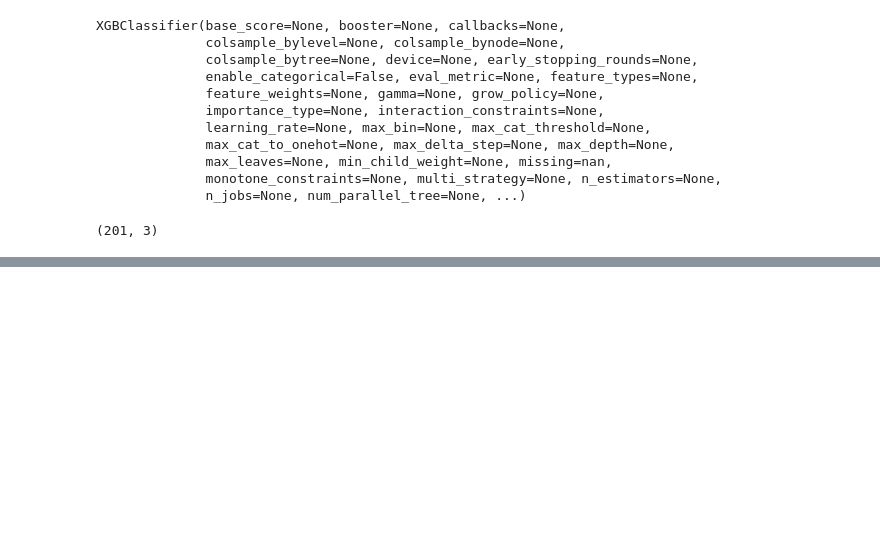
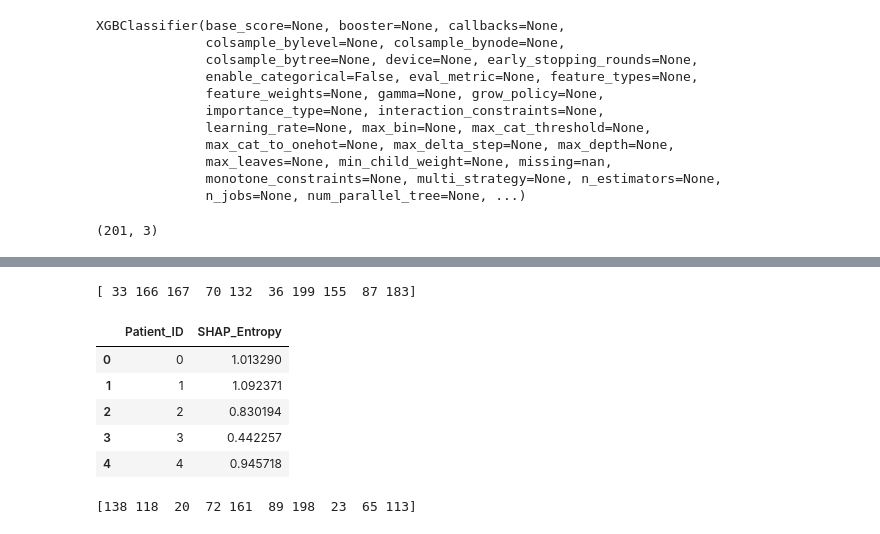
Before and after one commit to SUBHA251/ADHD-Explainability-Project, a Jupyter notebook: notebooks/04_SHAP.ipynb, the cells around one changed output, grey strips where cells are left out. Saved outputs shown, nothing was run; the diff lists cells and outputs as text; code cells hidden in the pictures; blank space fills up the shorter version.

```diff
--- a/notebooks/04_SHAP.ipynb
+++ b/notebooks/04_SHAP.ipynb
@@ -102,0 +129,8 @@ Name: 114, dtype: float64
+# %%
+top_variance_patients = np.argsort(
+    shap_variance
+)[::-1]
+
+print(top_variance_patients[:10])
+# %% [output]
+[ 33 166 167  70 132  36 199 155  87 183]
@@ -102,0 +142,34 @@ Name: 114, dtype: float64
+# %%
+from scipy.stats import entropy
+
+abs_shap = np.abs(shap_values)
+
+p = abs_shap / (
+    abs_shap.sum(axis=1, keepdims=True) + 1e-10
+)
+
+shap_entropy = entropy(
+    p.T
+)
+# %%
+entropy_df = pd.DataFrame({
+    "Patient_ID": np.arange(len(shap_entropy)),
+    "SHAP_Entropy": shap_entropy
+})
+
+entropy_df.head()
+# %% [output]
+|  | Patient_ID | SHAP_Entropy |
+| 0 | 0 | 1.013290 |
+| 1 | 1 | 1.092371 |
+| 2 | 2 | 0.830194 |
+| 3 | 3 | 0.442257 |
+| 4 | 4 | 0.945718 |
+# %%
+top_entropy_patients = np.argsort(
+    shap_entropy
+)[::-1]
+
+print(top_entropy_patients[:10])
+# %% [output]
+[138 118  20  72 161  89 198  23  65 113]
```
Also changed, not shown: parts of 47 cells of this notebook, 13 other files.
